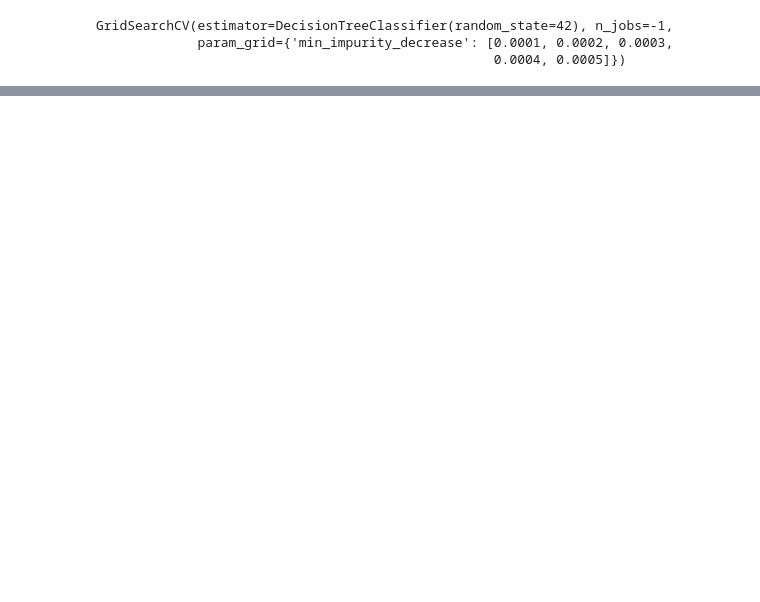
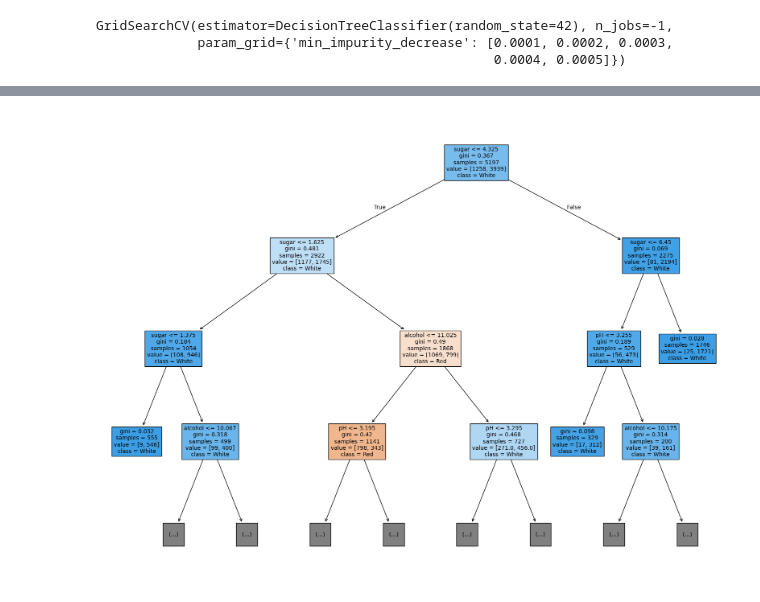
Before and after one commit to ji0-k/AI_26, a Jupyter notebook: 05_02_교차검증_그리드서치.ipynb, the cells around one changed output, grey strips where cells are left out. Drawn from its saved outputs; the diff is of its cells as text; code cells hidden in the pictures; blank space fills up the shorter version.

```diff
--- a/05_02_교차검증_그리드서치.ipynb
+++ b/05_02_교차검증_그리드서치.ipynb
@@ -263,0 +440,18 @@ print(f"그리드 서치를 통해 찾은 최적의 모델의 정확도 : {gs.sc
+# %%
+import matplotlib.pyplot as plt
+from sklearn.tree import plot_tree
+
+# 1. 그래프 크기 설정 (너무 크면 메모리 점유율이 높으니 적절히 조절)
+plt.figure(figsize=(20, 15))
+
+# 2. 트리 시각화 수행
+plot_tree(dt,
+          max_depth=3,            # 너무 깊으면 다 안보이므로 상위 3단계만 시각화 (선택 사항)
+          filled=True,            # 클래스 구분별 색상 채우기
+          feature_names=['alcohol', 'sugar', 'pH'], # 변수 이름 매핑
+          class_names=['Red', 'White'],           # 결과 클래스 이름 (예시)
+          fontsize=10)            # 글꼴 크기 조절
+
+plt.show() # 결과 화면 출력
+# %% [output]
+[figure, added]
```
Also changed, not shown: parts of 15 cells of this notebook.
